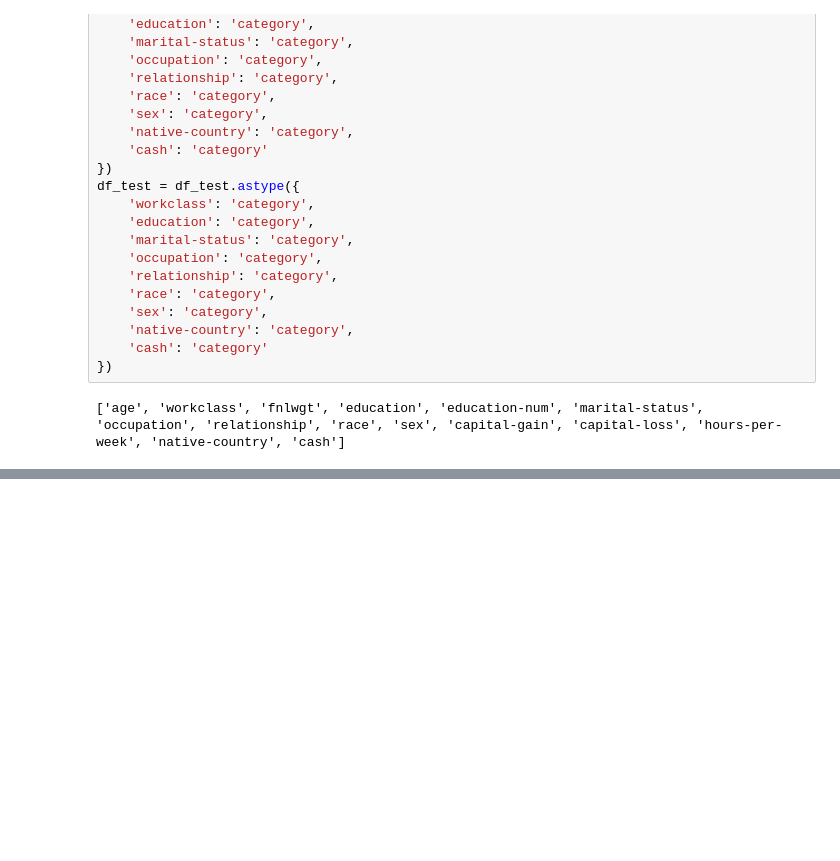
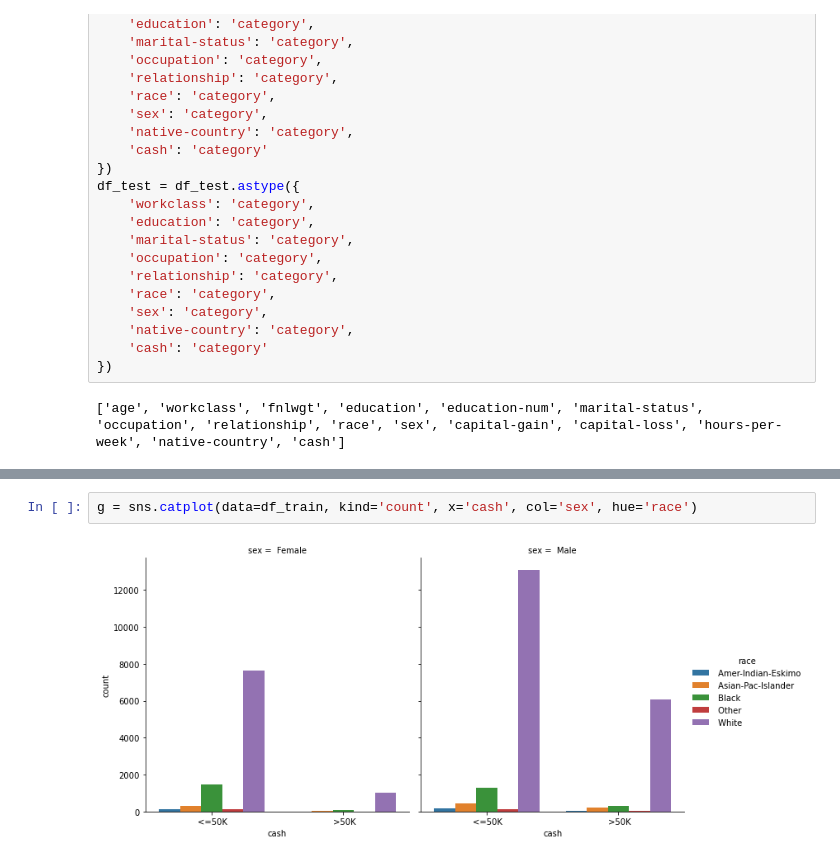
Before and after one commit to astind/578-group-proj, a Jupyter notebook: src/dastin.ipynb, the cells around one changed output, grey strips where cells are left out. Drawn from its saved outputs; the diff is of its cells as text; blank space fills up the shorter version.

```diff
--- a/src/dastin.ipynb
+++ b/src/dastin.ipynb
@@ -84,0 +108,4 @@ plt.show()
+# %%
+g = sns.catplot(data=df_train, kind='count', x='cash', col='sex', hue='race')
+# %% [output]
+[figure, added]
```
Also changed, not shown: parts of 12 cells of this notebook.
